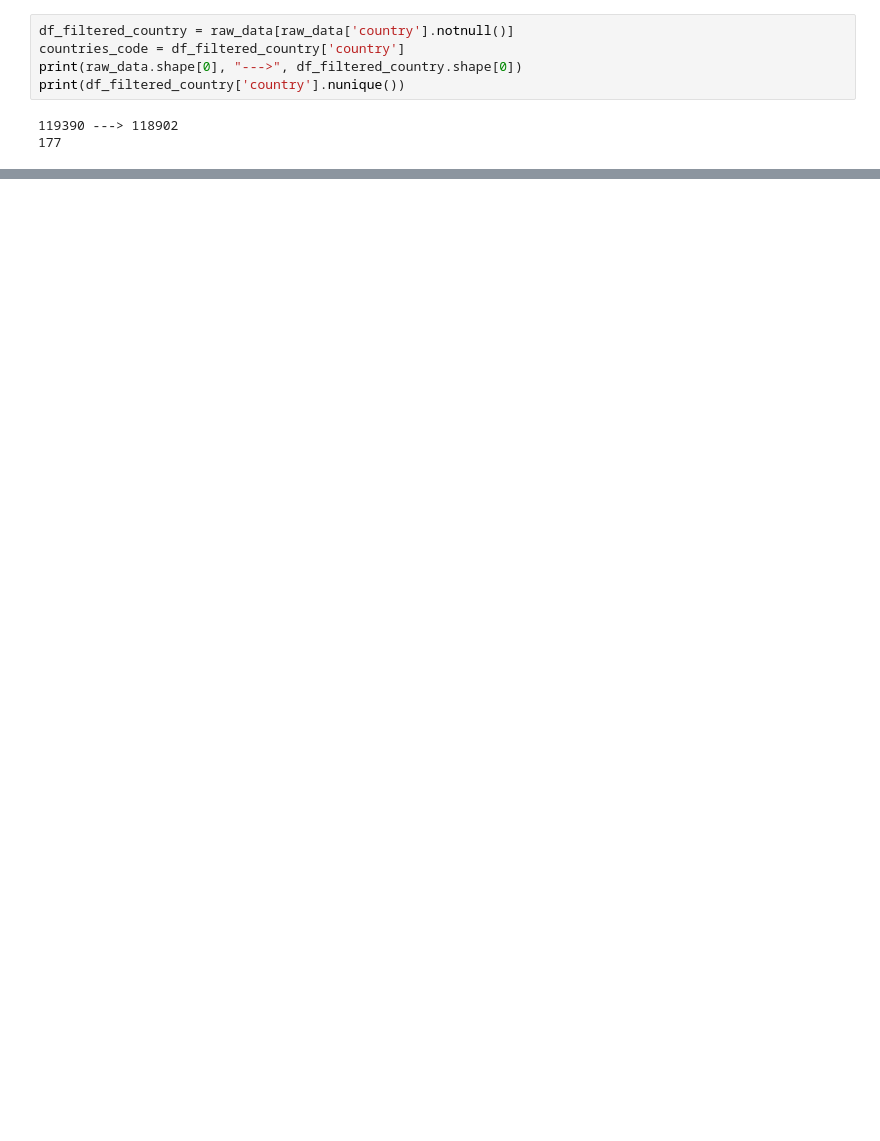
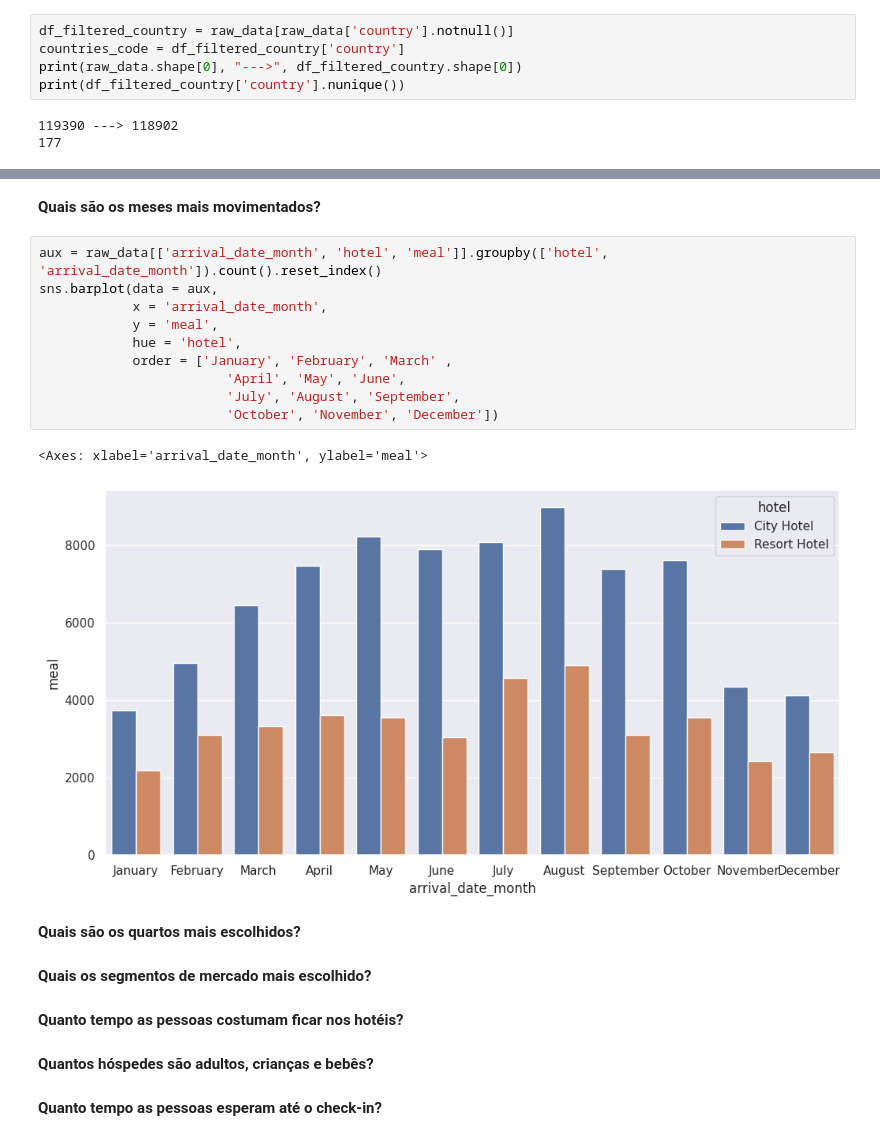
Before and after one commit to brunopiato/projeto_CDS_hotel, a Jupyter notebook: analises_preliminares.ipynb, the cells around one changed output, grey strips where cells are left out. Cells and saved outputs as stored; diff of their text form; blank space fills up the shorter version.

```diff
--- a/analises_preliminares.ipynb
+++ b/analises_preliminares.ipynb
@@ -778,0 +771,25 @@ print(df_filtered_country['country'].nunique())
+# %% [markdown]
+**Quais são os meses mais movimentados?**
+# %%
+aux = raw_data[['arrival_date_month', 'hotel', 'meal']].groupby(['hotel', 'arrival_date_month']).count().reset_index()
+sns.barplot(data = aux,
+            x = 'arrival_date_month',
+            y = 'meal',
+            hue = 'hotel',
+            order = ['January', 'February', 'March' ,
+                        'April', 'May', 'June',
+                        'July', 'August', 'September',
+                        'October', 'November', 'December'])
+# %% [output]
+<Axes: xlabel='arrival_date_month', ylabel='meal'>
+[figure, added]
+# %% [markdown]
+**Quais são os quartos mais escolhidos?**
+# %% [markdown]
+**Quais os segmentos de mercado mais escolhido?**
+# %% [markdown]
+**Quanto tempo as pessoas costumam ficar nos hotéis?**
+# %% [markdown]
+**Quantos hóspedes são adultos, crianças e bebês?**
+# %% [markdown]
+**Quanto tempo as pessoas esperam até o check-in?**
```
Also changed, not shown: parts of 79 cells of this notebook.
